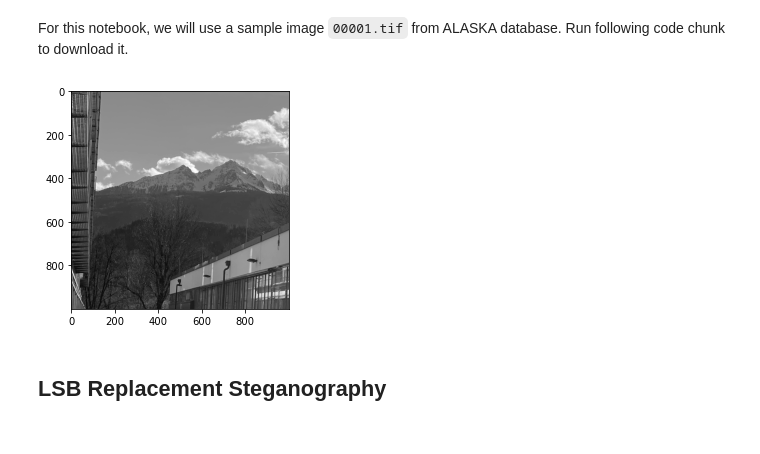
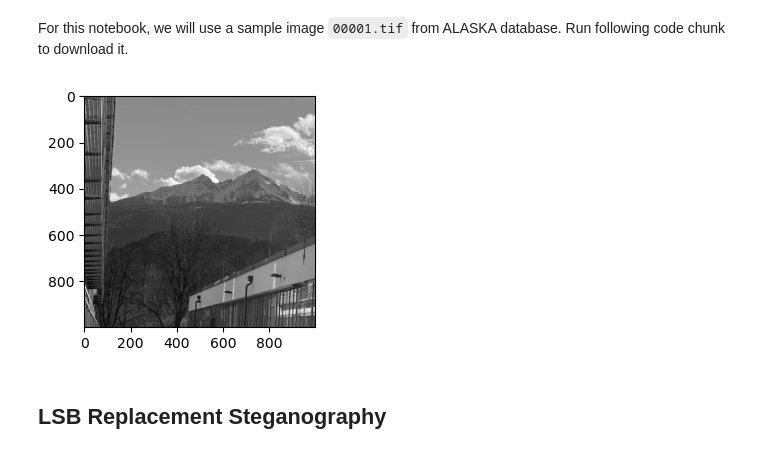
Before and after one commit to uibk-uncover/mip-stego-demo, a Jupyter notebook: presentations/2_lsbr_full.ipynb, the cells around one changed output. Saved outputs shown, nothing was run; the diff lists cells and outputs as text; code cells hidden in the pictures.

```diff
--- a/presentations/2_lsbr_full.ipynb
+++ b/presentations/2_lsbr_full.ipynb
@@ -39,13 +39,13 @@ import string
 import warnings
 warnings.simplefilter(action='ignore', category=FutureWarning)
 np.set_printoptions(threshold=99)
-#plt.rcParams["figure.figsize"] = (12, 3)
+plt.rcParams["figure.figsize"] = (12, 3)
+np.random.seed(12345)
 # %%
-im = Image.open('../img/nockspitze.png')  # load image
-cover = np.array(im.convert('L'))  # PIL to numpy
+cover = np.array(Image.open('nockspitze.png')) # load image
 plt.imshow(cover,cmap = "gray");
 # %% [output]
-[figure, old version]
+[figure, new version]
 # %% [markdown]
 ## LSB Replacement Steganography
 # %% [markdown]
```
Also changed, not shown: parts of 57 cells of this notebook, 1 other file.
